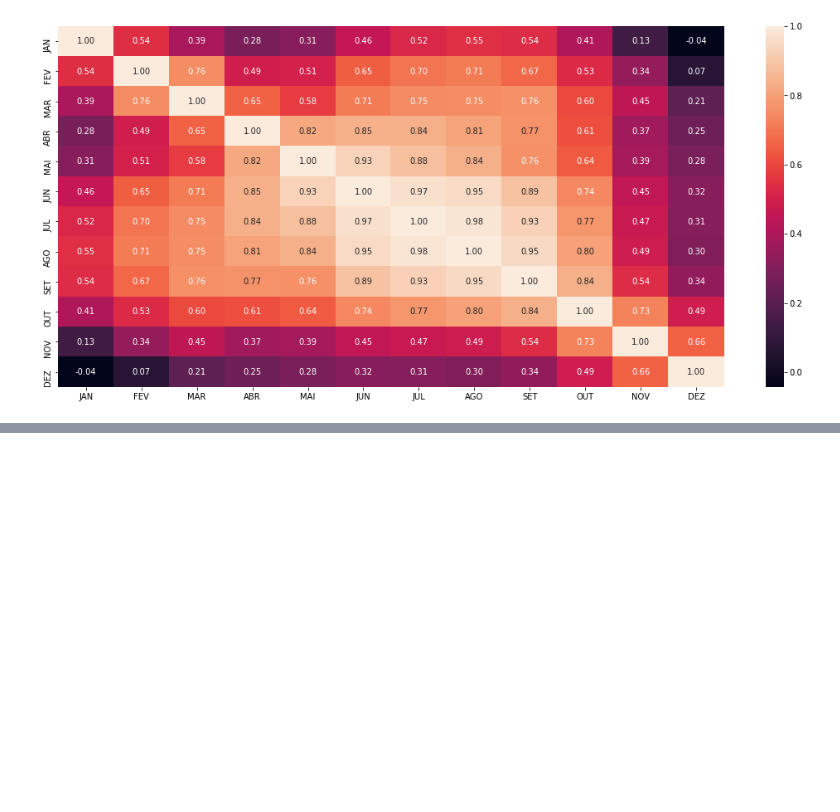
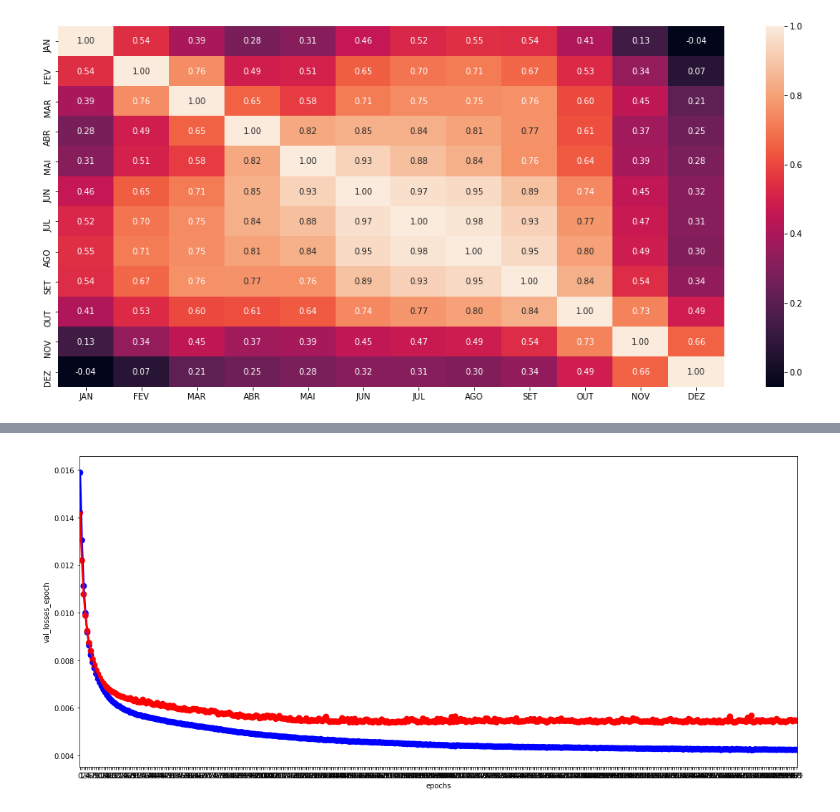
Before and after one commit to anderson93/sbrdnh, a Jupyter notebook: sbrdnh.py.ipynb, the cells around one changed output, grey strips where cells are left out. Drawn from its saved outputs; the diff is of its cells as text; code cells hidden in the pictures; blank space fills up the shorter version.

```diff
--- a/sbrdnh.py.ipynb
+++ b/sbrdnh.py.ipynb
@@ -338,8 +341,8 @@ forecastSize = 1
 
 months_Size = [1, 2, 3, 4, 6, 12]
 forecast_Size = [1]
-activation_Function=[PReLU(alpha_initializer='glorot_normal', alpha_regularizer=None, alpha_constraint=None, shared_axes=(0,1)), 'LeakyReLU','tanh','relu']
-hidden_Layer=[12, 5, 4, 24, 16]
+activation_Function=['PReLU', 'LeakyReLU','tanh','relu']
+hidden_Layer=[12, 5, 4, 24, 16, 64]
 epochs_Model=[400]
 
 # combinations = [[months_Size[a],forecast_Size[b],activation_Function[c],hidden_Layer[d],epochs_Model[e]] for a in xrange(0,len(months_Size)) for b in xrange(0,len(forecast_Size)) for c in xrange(0,len(activation_Function)) for d in xrange(0,len(hidden_Layer)) for e in xrange(0,len(epochs_Model))]
@@ -393,0 +397,23 @@ for i,params in enumerate(combinations):
+# %%
+# g = sns.lmplot(x="epoch",
+#                y="val_loss",
+#                data=results)
+# g.figure()
+# g = sns.lmplot(x="epoch",
+#                y="loss",
+#                data=results)
+grid_list = []
+for x in xrange(0,len(grid_search)):
+    grid_list.append(list(grid_search[0]))
+for x in xrange(0,len(grid_list)):
+    grid_list[x].append(combinations[x])
+grid_list = sorted(grid_list, key=lambda x: x[0][1])
+results_df = {'Input':[], 'Output':[], 'Activation Function':[], 'Hidden Layer':[], 'Epochs':[]}
+for x in xrange(0,len(grid_list)):
+              results_df['Input'].append( grid_list[x][-1][0])
+              results_df['Output'].append( grid_list[x][-1][1])
+              results_df['Activation Function'].append( grid_list[x][-1][2])
+              results_df['Hidden Layer'].append(grid_list[x][-1][3])
+              results_df['Epochs'].append( grid_list[x][-1][4])
+results_df = pd.DataFrame(results_df,columns=['Input','Hidden Layer', 'Output', 'Activation Function', 'Epochs'])
+results_df[:10]
@@ -394,25 +432,14 @@ for i,params in enumerate(combinations):
 # %%
-# g = sns.lmplot(x="epoch",
-#                y="val_loss",
-#                data=results)
-# g.figure()
-# g = sns.lmplot(x="epoch",
-#                y="loss",
-#                data=results)
-grid_list = sorted(grid_search, key=lambda x: x[0][1])
 bestEpochsHistory = pd.DataFrame({'epochs':grid_list[0][3].epochs,
                             'mae_epoch':grid_list[0][3].mae_epoch,
                             'losses_epoch':grid_list[0][3].losses_epoch,
                             'val_mae_epoch':grid_list[0][3].val_mae_epoch,
                             'val_losses_epoch':grid_list[0][3].val_losses_epoch})
-# bestBatchHistory = pd.DataFrame({'size_batch':grid_list[0][3].size_batch,
-#                                  'mae_batch':grid_list[0][3].mae_batch,
-#                                  'losses_batch':grid_list[0][3].losses_batch,
-#                                  'val_mae_batch':grid_list[0][3].val_mae_batch,
-#                                  'val_losses_batch':grid_list[0][3].val_losses_batch})
 fig, ax = plt.subplots()
 g = sns.pointplot(x='epochs', y='losses_epoch', data=bestEpochsHistory, ax=ax, color='b')
 g = sns.pointplot(x='epochs', y='val_losses_epoch', data=bestEpochsHistory, ax=ax, color='r')
+# %% [output]
+[figure, added]
 # %%
 fig, ax = plt.subplots()
 h = sns.pointplot(x='epochs', y='mae_epoch', data=bestEpochsHistory, ax=ax, color='b')
```
Also changed, not shown: parts of 5 cells of this notebook.
